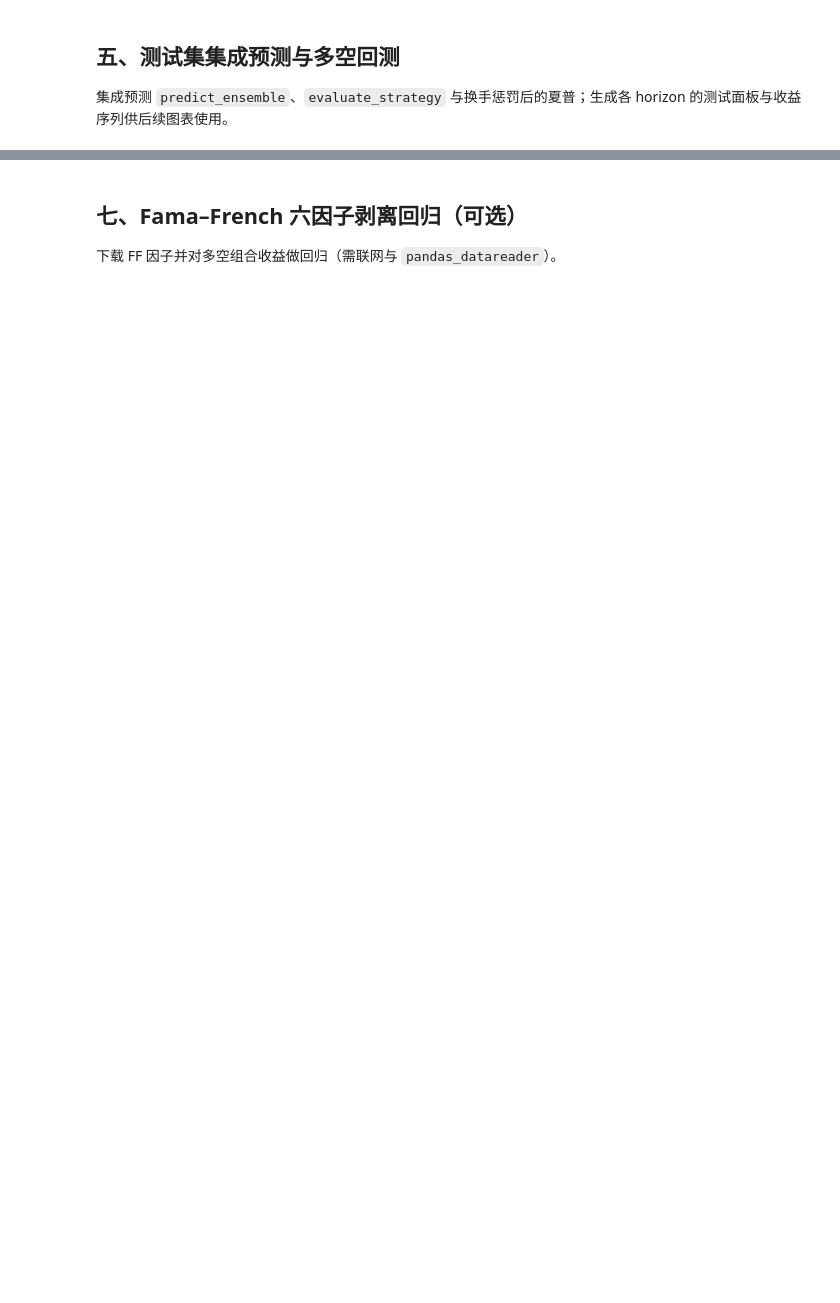
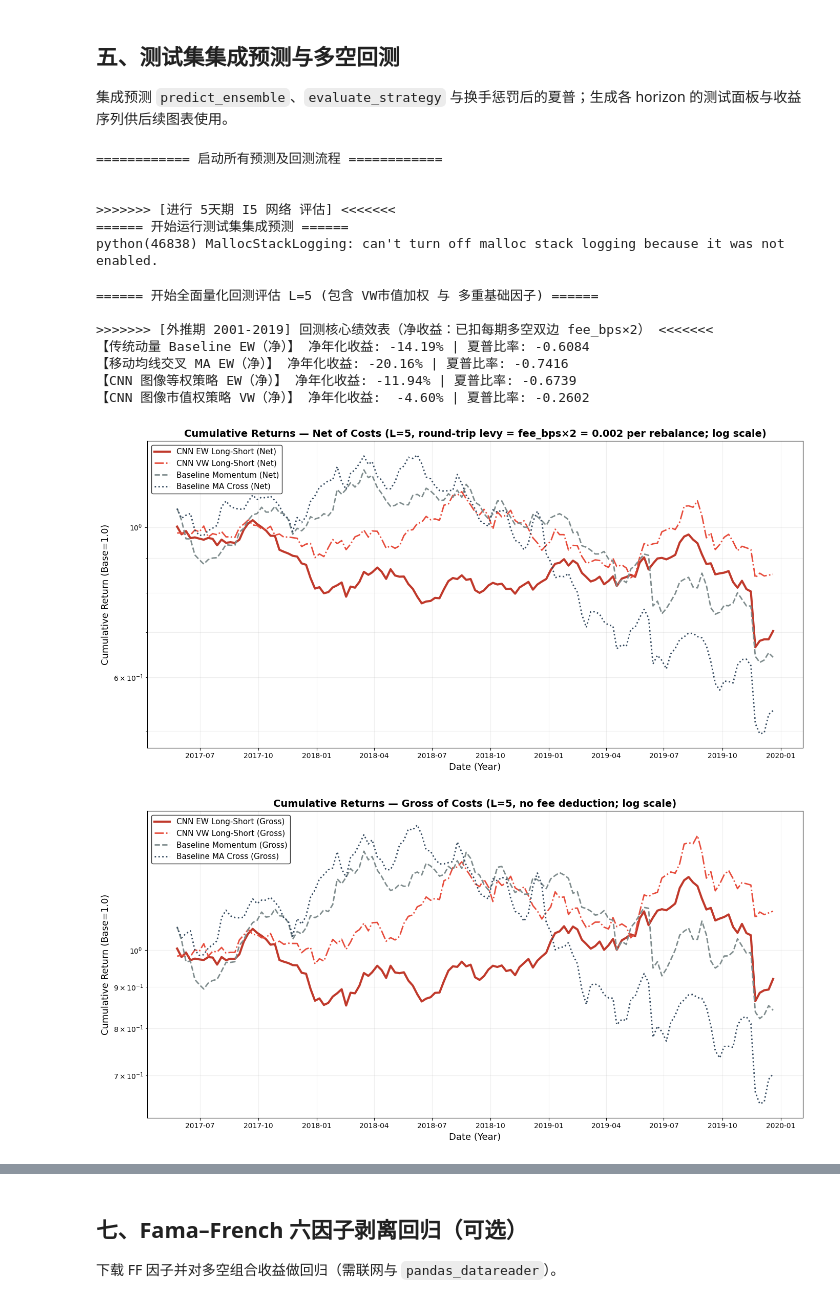
Before and after one commit to George-hardworking/machine-learning-for-finance, a Jupyter notebook: Final/scripts/final_improve.ipynb, the cells around one changed output, grey strips where cells are left out. Saved outputs shown, nothing was run; the diff lists cells and outputs as text; code cells hidden in the pictures; blank space fills up the shorter version.

Commit message:
update: a new version of code which mostly replicate the paper

```diff
--- a/Final/scripts/final_improve.ipynb
+++ b/Final/scripts/final_improve.ipynb
@@ -79,18 +119,18 @@ os.makedirs(OUTPUT_DIR, exist_ok=True)
 SMOKE_TEST = True
 
 if SMOKE_TEST:
-    # 原始 CSV 最多读入行数（越大越接近真实分布，但越慢）
-    SMOKE_READ_CSV_NROWS = 800_000
-    SMOKE_DATE_START = "2018-01-01"
-    SMOKE_DATE_END = "2019-06-30"
-    SMOKE_MAX_PERMNOS = 40
+    # 冒烟仍快于全量，但显著提高子样本规模，避免测试窗/因子回归因观测过少报错
+    SMOKE_READ_CSV_NROWS = 6_000_000
+    SMOKE_DATE_START = "2008-01-01"
+    SMOKE_DATE_END = "2019-12-31"
+    SMOKE_MAX_PERMNOS = 350
     # 只跑 (L, F) 任务列表；全量请 [(5, 5), (20, 20), (60, 60)]
     SMOKE_TASKS = [(5, 5)]
-    SMOKE_MAX_EPOCHS = 2
+    SMOKE_MAX_EPOCHS = 18
     SMOKE_SEEDS = [42]
-    SMOKE_BATCH_SIZE = 64
-    SMOKE_NORM_SAMPLES = 512
-    SMOKE_LIQUIDITY_TOP_N = 200
+    SMOKE_BATCH_SIZE = 128
+    SMOKE_NORM_SAMPLES = 10_240
+    SMOKE_LIQUIDITY_TOP_N = 700
     SMOKE_FORCE_REBUILD = True
     MODEL_DIR = os.path.join(OUTPUT_DIR, 'models_smoke')
     CACHE_DIR = os.path.join(OUTPUT_DIR, 'cache_smoke')
@@ -920,6 +980,8 @@ import matplotlib.pyplot as plt
 
 def predict_ensemble(models, ds_test, batch_size=512):
     """提取集成模型打分：通过前向推理计算测试集的 softmax 正类概率平均值"""
+    # 必须用局部绑定：训练格里的 `for L, F in SMOKE_TASKS` 会把全局 `F` 覆盖成 int，勿写 F.softmax
+    _softmax = torch.nn.functional.softmax
     print("====== 开始运行测试集集成预测 ======")
     test_loader = DataLoader(ds_test, batch_size=batch_size, shuffle=False, num_workers=0)
 
@@ -934,7 +996,7 @@ def predict_ensemble(models, ds_test, batch_size=512):
             batch_probs = torch.zeros(X_batch.size(0)).to(device)
             for m in models:
                 outputs = m(X_batch)
-                probs = F.softmax(outputs, dim=1)[:, 1]
+                probs = _softmax(outputs, dim=1)[:, 1]
                 batch_probs += probs
 
             # 集成平均
@@ -1027,23 +1089,35 @@ def evaluate_strategy(df_test_valid, F_horizon=5, fee_bps=0.001, df_daily=None):
         sharpe = (m / s) * np.sqrt(ppy) if s > 0 else 0
         print(f"【{name}】 净年化收益: {m * ppy * 100:>6.2f}% | 夏普比率: {sharpe:.4f}")
 
-    print("\n>>>>>>> [外推期 2001-2019] 回测核心绩效表 <<<<<<<")
-    eval_metrics(period_ret['Mom_LS_net'], "传统动量 Baseline EW")
-    eval_metrics(period_ret['MA_LS_net'], "移动均线交叉 MA EW")
-    eval_metrics(period_ret['CNN_LS_net_EW'], "CNN 图像等权策略 EW")
-    eval_metrics(period_ret['CNN_LS_net_VW'], "CNN 图像市值权策略 VW")
+    print("\n>>>>>>> [外推期 2001-2019] 回测核心绩效表（净收益：已扣每期多空双边 fee_bps×2） <<<<<<<")
+    eval_metrics(period_ret['Mom_LS_net'], "传统动量 Baseline EW（净）")
+    eval_metrics(period_ret['MA_LS_net'], "移动均线交叉 MA EW（净）")
+    eval_metrics(period_ret['CNN_LS_net_EW'], "CNN 图像等权策略 EW（净）")
+    eval_metrics(period_ret['CNN_LS_net_VW'], "CNN 图像市值权策略 VW（净）")
 
-    # =============== 累计资金绘图 =================
+    # =============== 累计对数收益绘图（净收益：含交易成本）=================
     plt.figure(figsize=(14, 7))
-    plt.plot(period_ret.index, (1 + period_ret['CNN_LS_net_EW']).cumprod(), label=f'CNN EW Long-Short', color='#c0392b', linewidth=3)
-    plt.plot(period_ret.index, (1 + period_ret['CNN_LS_net_VW']).cumprod(), label=f'CNN VW Long-Short (Value-Weighted)', color='#e74c3c', linewidth=2, linestyle='-.')
-    plt.plot(period_ret.index, (1 + period_ret['Mom_LS_net']).cumprod(), label=f'Baseline Momentum', color='#7f8c8d', linewidth=2, linestyle='--')
-    plt.plot(period_ret.index, (1 + period_ret['MA_LS_net']).cumprod(), label=f'Baseline MA Cross', color='#34495e', linewidth=2, linestyle=':')
+    plt.plot(period_ret.index, np.log(1 + period_ret['CNN_LS_net_EW']).cumsum(), label=f'CNN EW Long-Short (Net)', color='#c0392b', linewidth=3)
+    plt.plot(period_ret.index, np.log(1 + period_ret['CNN_LS_net_VW']).cumsum(), label=f'CNN VW Long-Short (Net)', color='#e74c3c', linewidth=2, linestyle='-.')
+    plt.plot(period_ret.index, np.log(1 + period_ret['Mom_LS_net']).cumsum(), label=f'Baseline Momentum (Net)', color='#7f8c8d', linewidth=2, linestyle='--')
+    plt.plot(period_ret.index, np.log(1 + period_ret['MA_LS_net']).cumsum(), label=f'Baseline MA Cross (Net)', color='#34495e', linewidth=2, linestyle=':')
+    plt.title(f'Cumulative Log Returns — Net of Costs (L={F_horizon}, round-trip levy = {fee_bps*2})', fontsize=14, fontweight='bold')
+    plt.xlabel('Date (Year)', fontsize=13)
+    plt.ylabel('Cumulative Log Return', fontsize=13)
+    plt.legend(loc='upper left', fontsize=11, frameon=True, edgecolor='black')
+    plt.grid(True, which='both', alpha=0.2, linestyle='-')
+    plt.tight_layout()
+    plt.show()
 
-    plt.title(f'Cumulative Returns Evaluation (L={F_horizon}, EW vs VW, No Cross-Compounding)', fontsize=16, fontweight='bold')
+    # =============== 累计对数收益绘图（毛收益：不计交易成本）=================
+    plt.figure(figsize=(14, 7))
+    plt.plot(period_ret.index, np.log(1 + period_ret['CNN_LS_gross_EW']).cumsum(), label='CNN EW Long-Short (Gross)', color='#c0392b', linewidth=3)
+    plt.plot(period_ret.index, np.log(1 + period_ret['CNN_LS_gross_VW']).cumsum(), label='CNN VW Long-Short (Gross)', color='#e74c3c', linewidth=2, linestyle='-.')
+    plt.plot(period_ret.index, np.log(1 + period_ret['Mom_LS_gross']).cumsum(), label='Baseline Momentum (Gross)', color='#7f8c8d', linewidth=2, linestyle='--')
+    plt.plot(period_ret.index, np.log(1 + period_ret['MA_LS_gross']).cumsum(), label='Baseline MA Cross (Gross)', color='#34495e', linewidth=2, linestyle=':')
+    plt.title(f'Cumulative Log Returns — Gross of Costs (L={F_horizon}, no fee deduction)', fontsize=14, fontweight='bold')
     plt.xlabel('Date (Year)', fontsize=13)
-    plt.ylabel('Cumulative Return (Base=1.0)', fontsize=13)
-    plt.yscale('log') # 对数Y轴
+    plt.ylabel('Cumulative Log Return', fontsize=13)
     plt.legend(loc='upper left', fontsize=11, frameon=True, edgecolor='black')
     plt.grid(True, which='both', alpha=0.2, linestyle='-')
     plt.tight_layout()
@@ -1059,31 +1133,47 @@ print("\n============ 启动所有预测及回测流程 ============\n")
 # 极大缓解用户的痛苦！只有真的没跑过 CNN 预测时才跑 3 小时的计算！
 if 'models_5' in locals() and len(models_5) >= 1:
     print("\n>>>>>>> [进行 5天期 I5 网络 评估] <<<<<<<")
     if 'preds_5' not in locals():
         preds_5 = predict_ensemble(models_5, ds_test_5)
         df_test_valid_5 = df_test_5.reset_index(drop=True).iloc[ds_test_5.valid_indices].copy()
         df_test_valid_5['pred_score'] = preds_5
     else:
         print("⚡️ [缓存命中] 内存中已有 preds_5 预测评分，直接跳过 Pytorch 推理，秒速执行回测算账！")
     daily_ret_test_5 = evaluate_strategy(df_test_valid_5, F_horizon=5, df_daily=df_test_5)
 
 if 'models_20' in locals() and len(models_20) >= 1:
     print("\n>>>>>>> [进行 20天期 I20 网络 评估] <<<<<<<")
     if 'preds_20' not in locals():
         preds_20 = predict_ensemble(models_20, ds_test_20)
         df_test_valid_20 = df_test_20.reset_index(drop=True).iloc[ds_test_20.valid_indices].copy()
         df_test_valid_20['pred_score'] = preds_20
     else:
         print("⚡️ [缓存命中] 内存中已有 preds_20 预测评分，直接跳过 Pytorch 推理，秒速执行回测算账！")
     daily_ret_test_20 = evaluate_strategy(df_test_valid_20, F_horizon=20, df_daily=df_test_20)
 
 if 'models_60' in locals() and len(models_60) >= 1:
     print("\n>>>>>>> [进行 60天期 I60 网络 评估] <<<<<<<")
     if 'preds_60' not in locals():
         preds_60 = predict_ensemble(models_60, ds_test_60)
         df_test_valid_60 = df_test_60.reset_index(drop=True).iloc[ds_test_60.valid_indices].copy()
         df_test_valid_60['pred_score'] = preds_60
     else:
         print("⚡️ [缓存命中] 内存中已有 preds_60 预测评分，直接跳过 Pytorch 推理，秒速执行回测算账！")
     daily_ret_test_60 = evaluate_strategy(df_test_valid_60, F_horizon=60, df_daily=df_test_60)
+# %% [output]
+============ 启动所有预测及回测流程 ============
+
+
+>>>>>>> [进行 5天期 I5 网络 评估] <<<<<<<
+====== 开始运行测试集集成预测 ======
+python(46838) MallocStackLogging: can't turn off malloc stack logging because it was not enabled.
+====== 开始全面量化回测评估 L=5 (包含 VW市值加权 与 多重基础因子) ======
+
+>>>>>>> [外推期 2001-2019] 回测核心绩效表（净收益：已扣每期多空双边 fee_bps×2） <<<<<<<
+【传统动量 Baseline EW（净）】 净年化收益: -14.19% | 夏普比率: -0.6084
+【移动均线交叉 MA EW（净）】 净年化收益: -20.16% | 夏普比率: -0.7416
+【CNN 图像等权策略 EW（净）】 净年化收益: -11.94% | 夏普比率: -0.6739
+【CNN 图像市值权策略 VW（净）】 净年化收益:  -4.60% | 夏普比率: -0.2602
+[figure, added]
+[figure, added]
 # %% [markdown]
```
Also changed, not shown: parts of 21 cells of this notebook, 2 other files.
